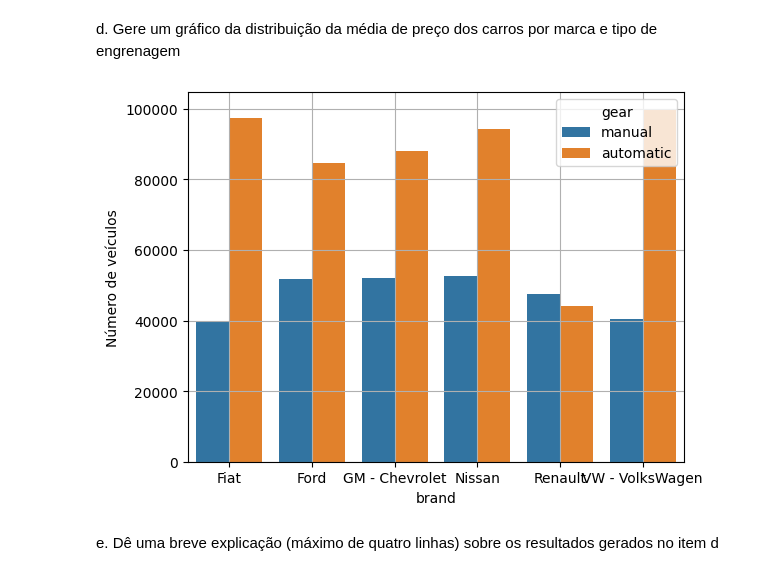
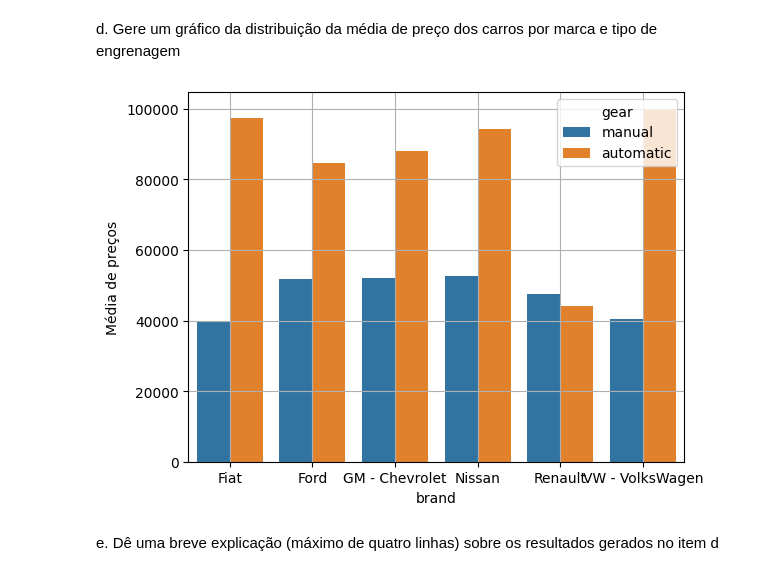
Before and after one commit to Equipe16-IAA/IAA002-TrabalhoFinal, a Jupyter notebook: IAA002 - LPA - trabalho.ipynb, the cells around one changed output. Cells and saved outputs as stored; diff of their text form; code cells hidden in the pictures.

```diff
--- a/IAA002 - LPA - trabalho.ipynb
+++ b/IAA002 - LPA - trabalho.ipynb
@@ -242,15 +242,15 @@ d. Gere um gráfico da distribuição da média de preço dos carros por marca e
 # %%
 media_marcas_cambio = dados.groupby(['brand','gear'])['avg_price_brl'].mean().round(0)
 
 
-media_marcas_cambio = media_marcas_cambio.reset_index(name = 'Número de veículos')
+media_marcas_cambio = media_marcas_cambio.reset_index(name = 'Média de preços')
 #print(media_marcas)
 
-sns.barplot(x='brand', y='Número de veículos', hue='gear', data=media_marcas_cambio, hue_order=['manual', 'automatic'])
+sns.barplot(x='brand', y='Média de preços', hue='gear', data=media_marcas_cambio, hue_order=['manual', 'automatic'])
 plt.grid()
 plt.show()
 # %% [output]
-[figure, old version]
+[figure, new version]
 # %% [markdown]
 e. Dê uma breve explicação (máximo de quatro linhas) sobre os resultados gerados no
 item d
```
Also changed, not shown: parts of 4 cells of this notebook, 1 other file.
